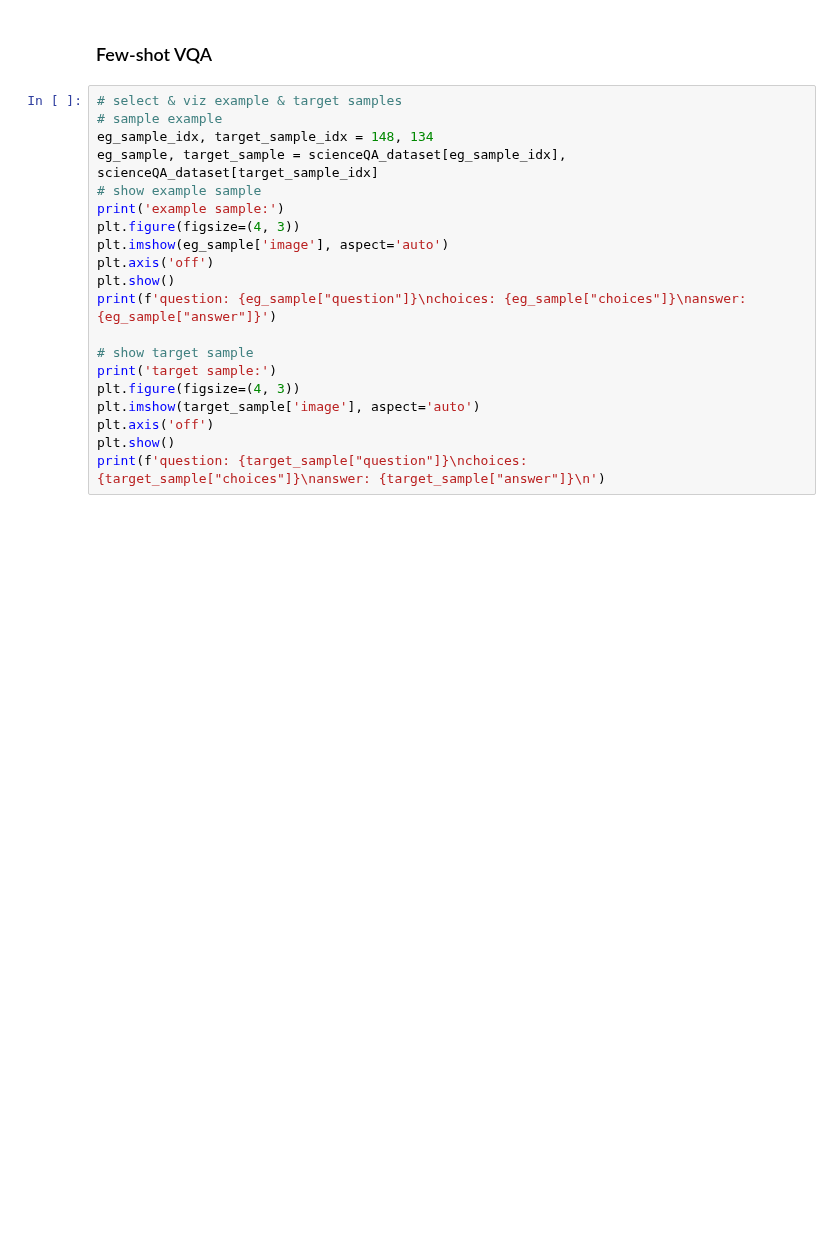
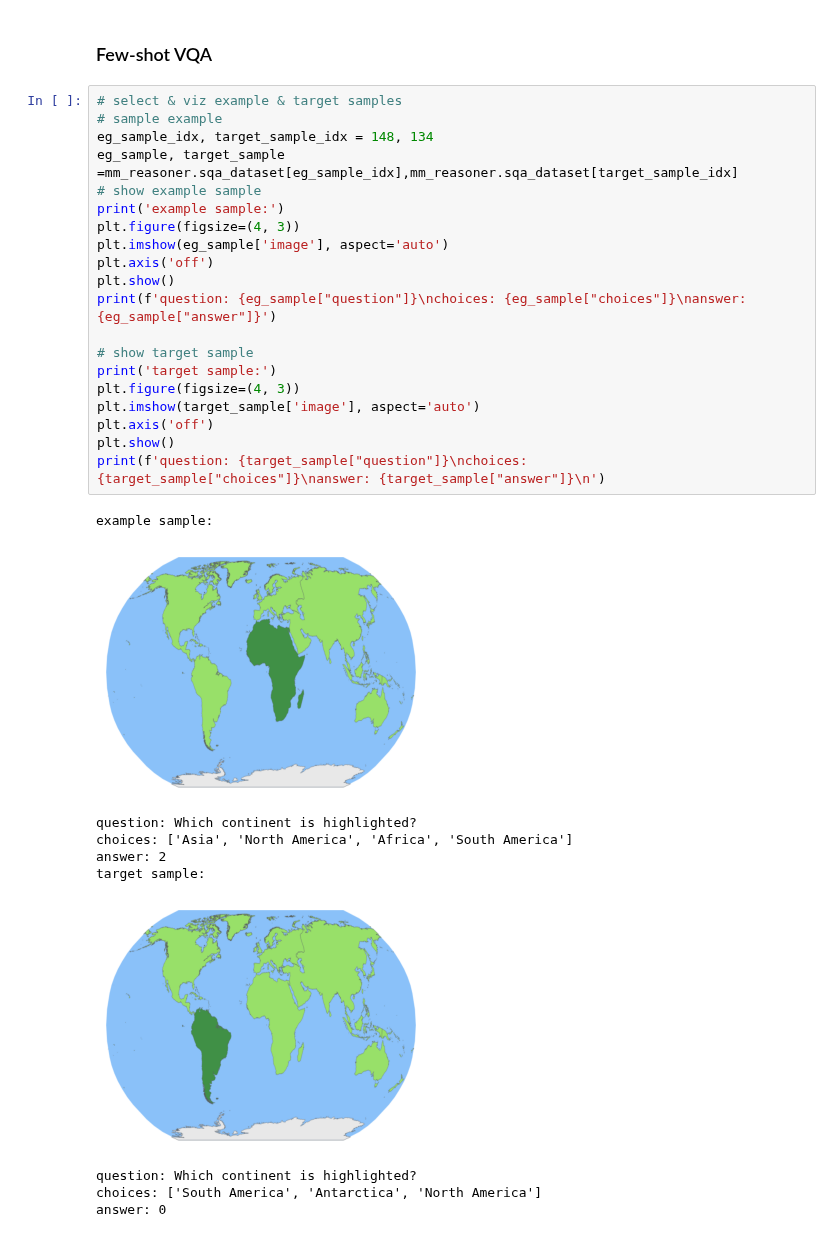
Before and after one commit to milenakapralova/socraticmodels, a Jupyter notebook: notebooks/mm_reasoning.ipynb, the cells around one changed output. Drawn from its saved outputs; the diff is of its cells as text; blank space fills up the shorter version.

```diff
--- a/notebooks/mm_reasoning.ipynb
+++ b/notebooks/mm_reasoning.ipynb
@@ -216,22 +201,33 @@ print(f'output: {output}\ngt answer: {sample["answer"] }')
 # %%
 # select & viz example & target samples
 # sample example
 eg_sample_idx, target_sample_idx = 148, 134
-eg_sample, target_sample = scienceQA_dataset[eg_sample_idx], scienceQA_dataset[target_sample_idx]
+eg_sample, target_sample =mm_reasoner.sqa_dataset[eg_sample_idx],mm_reasoner.sqa_dataset[target_sample_idx]
 # show example sample
 print('example sample:')
 plt.figure(figsize=(4, 3))
 plt.imshow(eg_sample['image'], aspect='auto')
 plt.axis('off')
 plt.show()
 print(f'question: {eg_sample["question"]}\nchoices: {eg_sample["choices"]}\nanswer: {eg_sample["answer"]}')
 
 # show target sample
 print('target sample:')
 plt.figure(figsize=(4, 3))
 plt.imshow(target_sample['image'], aspect='auto')
 plt.axis('off')
 plt.show()
 print(f'question: {target_sample["question"]}\nchoices: {target_sample["choices"]}\nanswer: {target_sample["answer"]}\n')
+# %% [output]
+example sample:
+[figure, added]
+question: Which continent is highlighted?
+choices: ['Asia', 'North America', 'Africa', 'South America']
+answer: 2
+target sample:
+[figure, added]
+question: Which continent is highlighted?
+choices: ['South America', 'Antarctica', 'North America']
+answer: 0
 # %%
 # generate prompt
```
Also changed, not shown: parts of 25 cells of this notebook, 3 other files.
